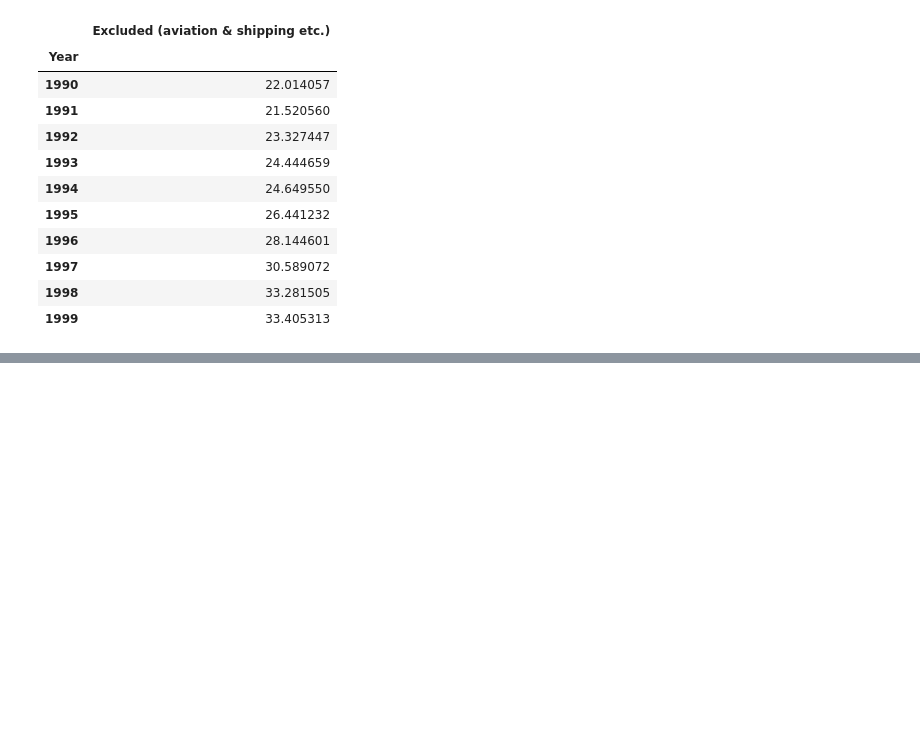
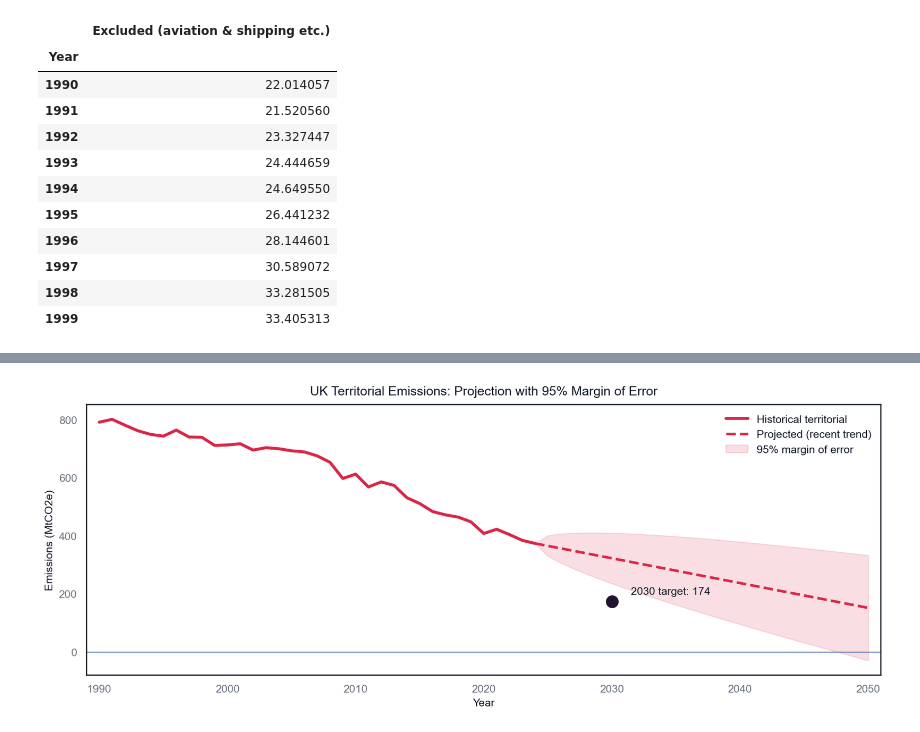
Before and after one commit to PontusNeumann/CBS-Spring26, a Jupyter notebook: ML/ML MA1/Compulsory_assignment_1.ipynb, the cells around one changed output, grey strips where cells are left out. Drawn from its saved outputs; the diff is of its cells as text; code cells hidden in the pictures; blank space fills up the shorter version.

```diff
--- a/ML/ML MA1/Compulsory_assignment_1.ipynb
+++ b/ML/ML MA1/Compulsory_assignment_1.ipynb
@@ -1267,0 +1455,98 @@ display(gap_q31.to_frame().head(10))
+# %%
+# --- Q3.3 Projection plot (match notebook theme + Alex-like look) ---
+
+if "set_clean_theme" in globals():
+    set_clean_theme()
+
+series = total_by_year.copy()
+
+# Colors from your rocket_r palette
+c_hist = PAL_10[4]   # main line
+c_band = PAL_10[4]   # same hue for band
+c_target = PAL_10[9] # target dot
+
+# Recent trend parameters
+base_year = 2024
+window = 5  # recent window for trend estimate (matches common approach)
+
+recent = series.loc[series.index >= (base_year - window + 1)]
+avg_annual_reduction = np.mean(np.diff(recent.values))  # typically negative
+base_level = series.loc[base_year]
+
+# YoY volatility (for uncertainty fan)
+yoy = series.diff().dropna()
+yoy_std = np.std(yoy.values, ddof=1)
+
+# Projection horizon
+proj_years = np.arange(base_year, 2051)
+proj_values = base_level + avg_annual_reduction * (proj_years - base_year)
+
+years_ahead = proj_years - base_year
+upper = proj_values + 1.96 * yoy_std * np.sqrt(years_ahead)
+lower = proj_values - 1.96 * yoy_std * np.sqrt(years_ahead)
+
+# 2030 target (78% reduction vs 1990)
+target_2030 = series.loc[1990] * (1 - 0.78)
+
+# ---- Plot ----
+fig, ax = plt.subplots(figsize=(12, 4.8), dpi=DPI)  # wide like your screenshots
+
+# Historical
+ax.plot(
+    series.index, series.values,
+    linewidth=3.0,
+    color=c_hist,
+    label="Historical territorial"
+)
+
+# Projection
+ax.plot(
+    proj_years, proj_values,
+    linewidth=2.6,
+    linestyle="--",
+    color=c_hist,  # same hue as historical (key stylistic detail)
+    label="Projected (recent trend)"
+)
+
+# Uncertainty fan
+ax.fill_between(
+    proj_years, lower, upper,
+    color=c_band,
+    alpha=0.15,
+    label="95% margin of error"
+)
+
+# Target point + annotation
+ax.scatter([2030], [target_2030], s=140, color=c_target, zorder=6)
+ax.annotate(
+    f"2030 target: {target_2030:.0f}",
+    xy=(2030, target_2030),
+    xytext=(2031.5, target_2030 + 25),
+    fontsize=11
+)
+
+# Baseline at 0
+ax.axhline(0, linewidth=1.0)
+
+# Labels + title
+ax.set_title("UK Territorial Emissions: Projection with 95% Margin of Error", pad=10)
+ax.set_xlabel("Year")
+ax.set_ylabel("Emissions (MtCO2e)")
+
+# Clean legend like your screenshots
+ax.legend(frameon=False, loc="upper right")
+
+# Consistent axis limits (keeps fan readable and similar to screenshots)
+ax.set_xlim(1989, 2051)
+ax.set_ylim(min(series.min(), lower.min()) - 50, series.max() + 50)
+
+plt.tight_layout()
+plt.show()
+
+# Print 2030 check
+idx_2030 = 2030 - base_year
+print(f"Projected 2030: {proj_values[idx_2030]:.1f} MtCO2e")
+print(f"95% range: {lower[idx_2030]:.1f} to {upper[idx_2030]:.1f} MtCO2e")
+print(f"2030 target: {target_2030:.1f} MtCO2e")
+# %% [output]
+[figure, added]
```
Also changed, not shown: parts of 8 cells of this notebook.
